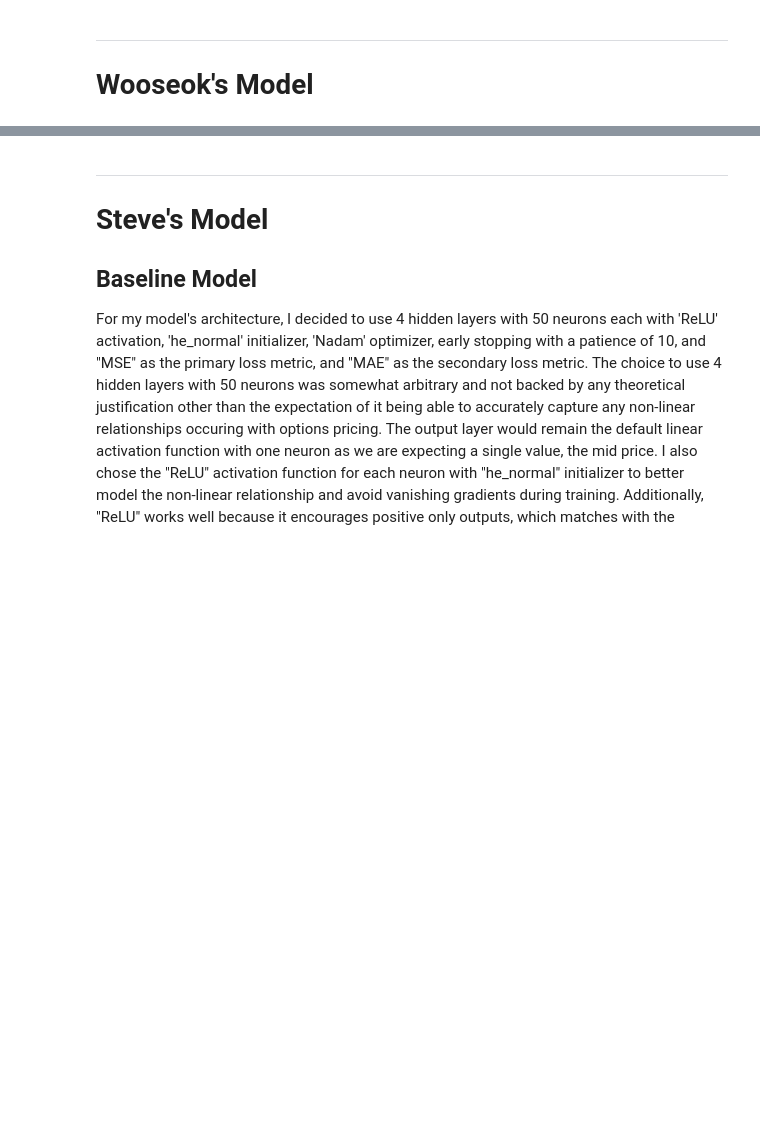
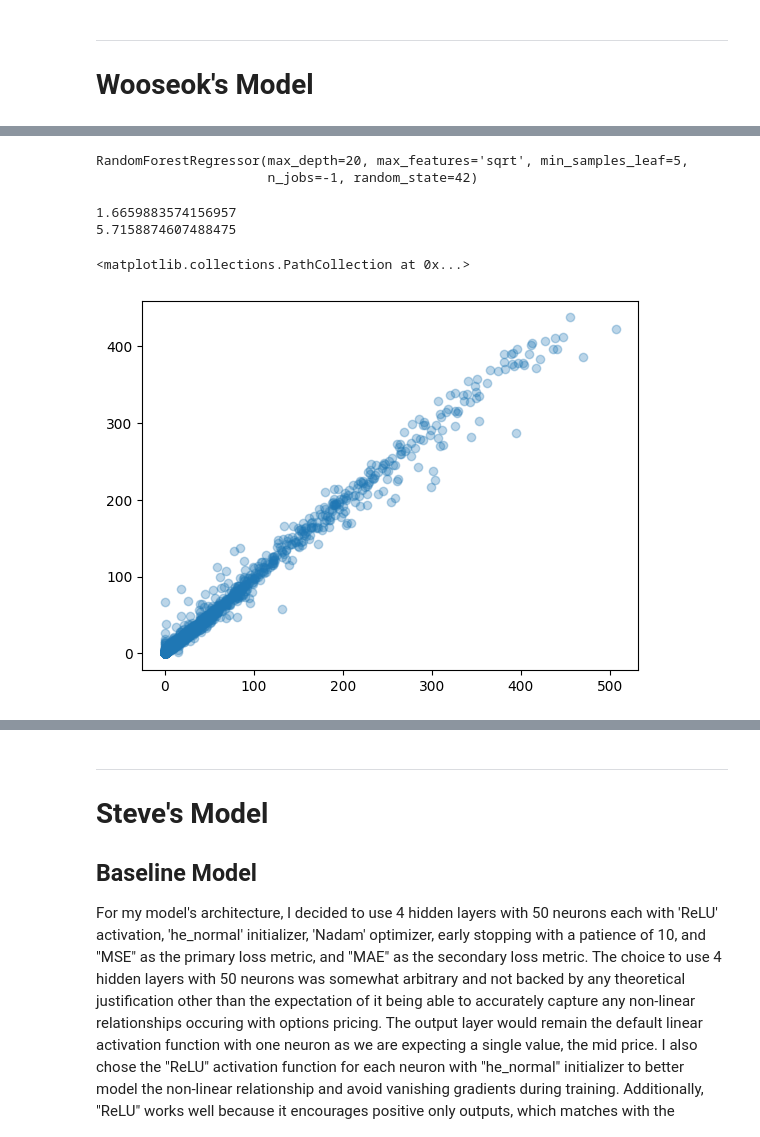
Before and after one commit to jakuokuo/CFRM521_FinalProject, a Jupyter notebook: Final_Report.ipynb, the cells around one changed output, grey strips where cells are left out. Cells and saved outputs as stored; diff of their text form; code cells hidden in the pictures; blank space fills up the shorter version.

```diff
--- a/Final_Report.ipynb
+++ b/Final_Report.ipynb
@@ -392,0 +692,34 @@ Andreou, P. C., Charalambous, C., & Martzoukos, S. H. (2010). European option pr
+# %%
+final_rf = RandomForestRegressor(
+    n_estimators=100,
+    max_depth = 20,
+    min_samples_leaf = 5,
+    max_features = "sqrt",
+    random_state=42,
+    n_jobs=-1
+)
+
+X_train_full = pd.concat([X_train, X_valid], axis=0)
+y_train_full = pd.concat([y_train, y_valid], axis=0)
+
+final_rf.fit(X_train_full, y_train_full)
+# %% [output]
+RandomForestRegressor(max_depth=20, max_features='sqrt', min_samples_leaf=5,
+                      n_jobs=-1, random_state=42)
+# %%
+y_test_pred = final_rf.predict(X_test)
+
+mae_test = mean_absolute_error(y_test, y_test_pred)
+rmse_test = np.sqrt(mean_squared_error(y_test, y_test_pred))
+# r2_test = r2_score(y_test, y_test_pred)
+
+print(mae_test)
+print(rmse_test)
+# print(r2_test)
+
+plt.scatter(y_test, y_test_pred, alpha=0.3)
+# %% [output]
+1.6659883574156957
+5.7158874607488475
+<matplotlib.collections.PathCollection at 0x...>
+[figure, added]
```
Also changed, not shown: parts of 93 cells of this notebook.
